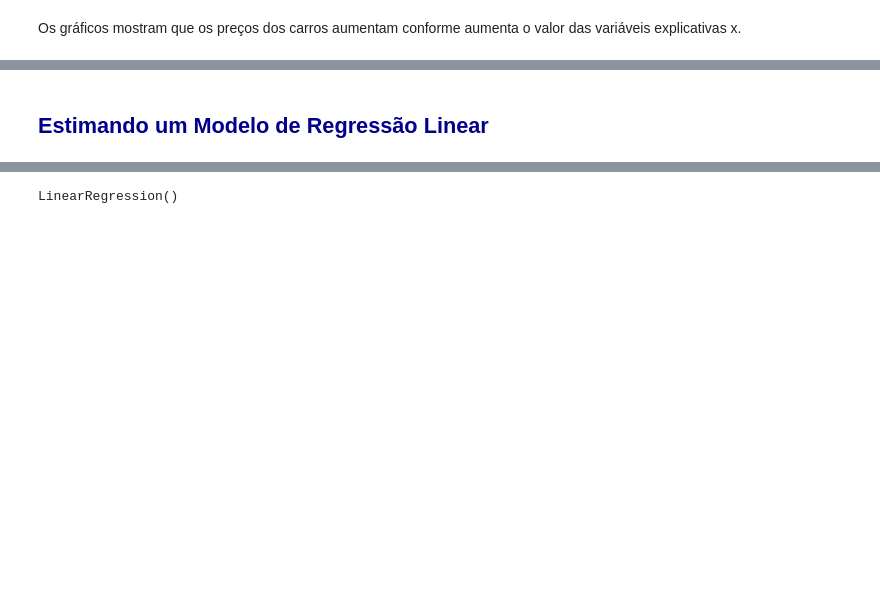
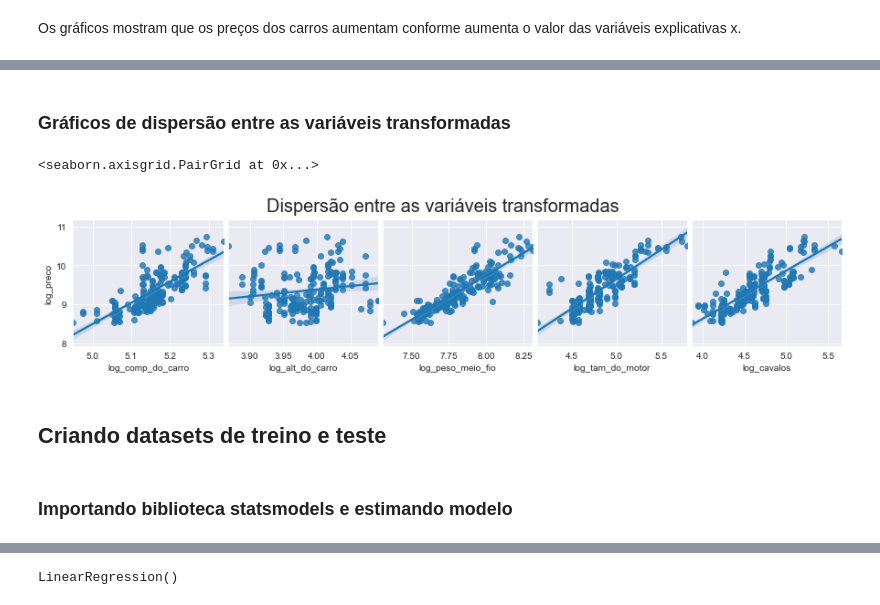
Before and after one commit to f3lipelapa/Analise-de-dados, a Jupyter notebook: Regressão Linear/Carros/Previsao_precos_de_carros.ipynb, the cells around one changed output, grey strips where cells are left out. Drawn from its saved outputs; the diff is of its cells as text; code cells hidden in the pictures; blank space fills up the shorter version.

Commit message:
att modelo

```diff
--- a/Regressão Linear/Carros/Previsao_precos_de_carros.ipynb
+++ b/Regressão Linear/Carros/Previsao_precos_de_carros.ipynb
@@ -167,5 +184,16 @@ Os gráficos mostram que os preços dos carros aumentam conforme aumenta o valor
+# %% [markdown]
+### Gráficos de dispersão entre as variáveis transformadas
+# %%
+grafico = sns.pairplot(dados_carros, y_vars = 'log_preco',
+                      x_vars = ['log_comp_do_carro', 'log_alt_do_carro', 'log_peso_meio_fio', 'log_tam_do_motor', 'log_cavalos'],
+                      kind = 'reg')
+grafico.fig.suptitle('Dispersão entre as variáveis transformadas', fontsize = 20, y = 1.1)
+grafico
+# %% [output]
+<seaborn.axisgrid.PairGrid at 0x...>
+[figure, added]
 # %% [markdown]
-## <font color='darkblue'>Estimando um Modelo de Regressão Linear</font>
+## Criando datasets de treino e teste
 # %%
 from sklearn.model_selection import train_test_split
 from sklearn.linear_model import LinearRegression
@@ -176,2 +204,4 @@ variaveis_x = dados_carros[['comp_do_carro', 'alt_do_carro', 'peso_meio_fio', 't
 # %%
 X_treino, X_teste, y_treino, y_teste = train_test_split(variaveis_x, variavel_y, test_size = 0.3, random_state = 2811)
+# %% [markdown]
+### Importando biblioteca statsmodels e estimando modelo
```
Also changed, not shown: parts of 58 cells of this notebook.
